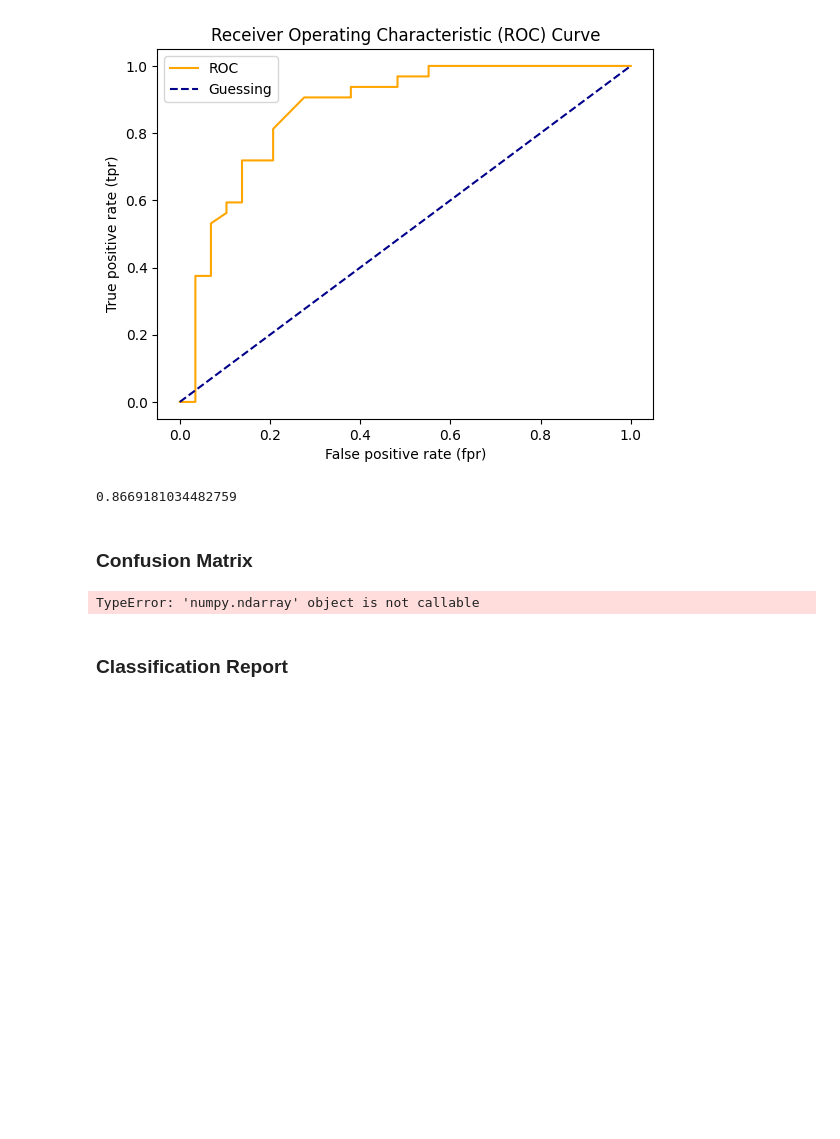
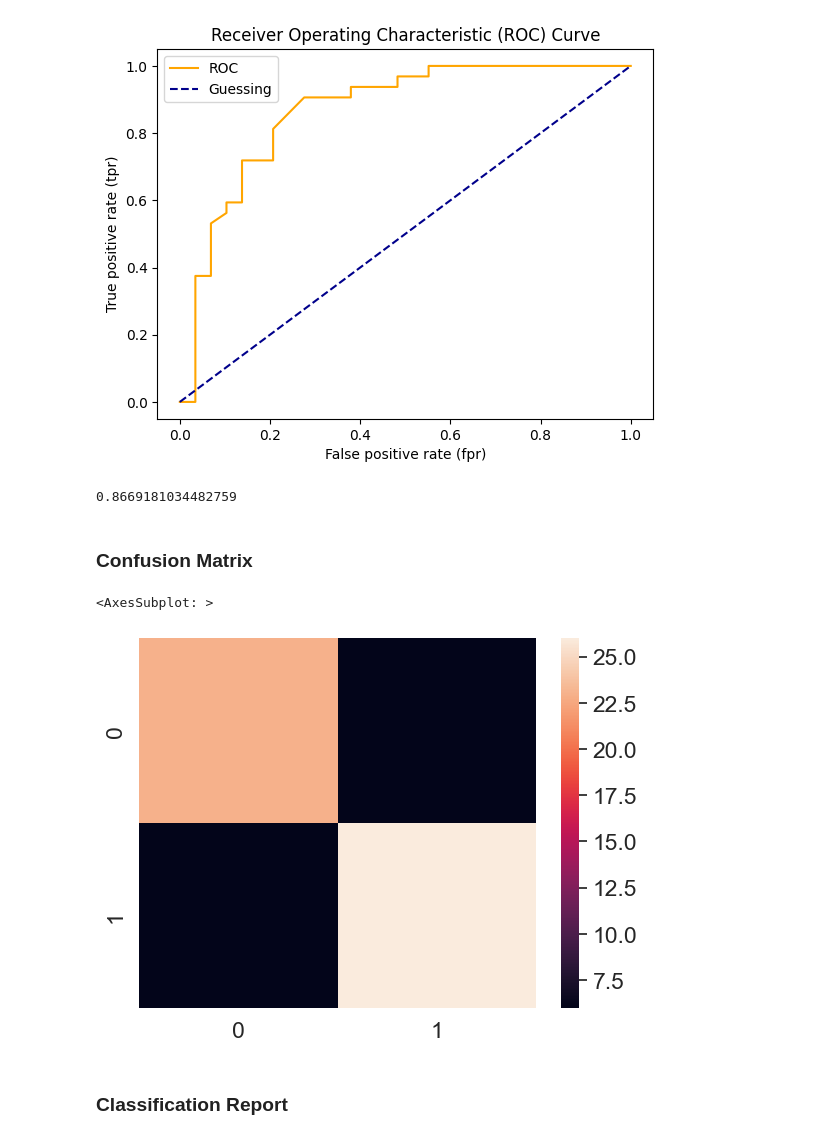
Before and after one commit to betkiker/machinelearningpractice, a Jupyter notebook: UCMLaDSZtM/Scikit-learn Creating ML Models.ipynb, the cells around one changed output. Cells and saved outputs as stored; diff of their text form; code cells hidden in the pictures; blank space fills up the shorter version.

```diff
--- a/UCMLaDSZtM/Scikit-learn Creating ML Models.ipynb
+++ b/UCMLaDSZtM/Scikit-learn Creating ML Models.ipynb
@@ -744,14 +744,13 @@ y_preds = rfc.predict(x_test)
 confusion_matrix = confusion_matrix(y_test, y_preds)
 # %%
 import seaborn as sns
-
-confusion_matrix = confusion_matrix(y_test, y_preds)
 
 sns.set(font_scale=1.5)
 
 sns.heatmap(confusion_matrix)
 # %% [output]
-TypeError: 'numpy.ndarray' object is not callable
+<AxesSubplot: >
+[figure, added]
 # %% [markdown]
 ### Classification Report
 # %%
```
Also changed, not shown: parts of 17 cells of this notebook.
